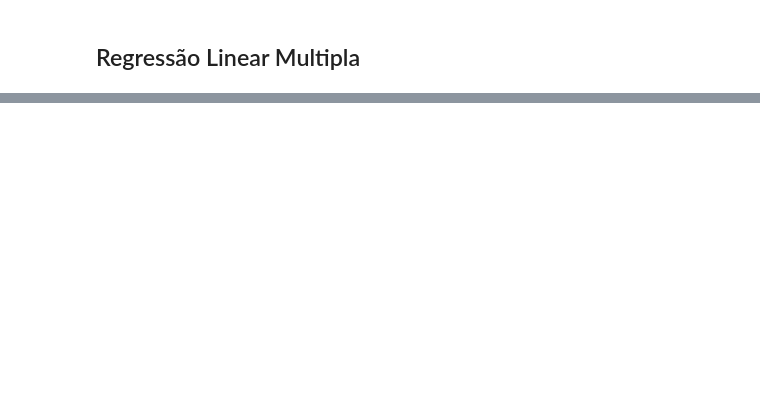
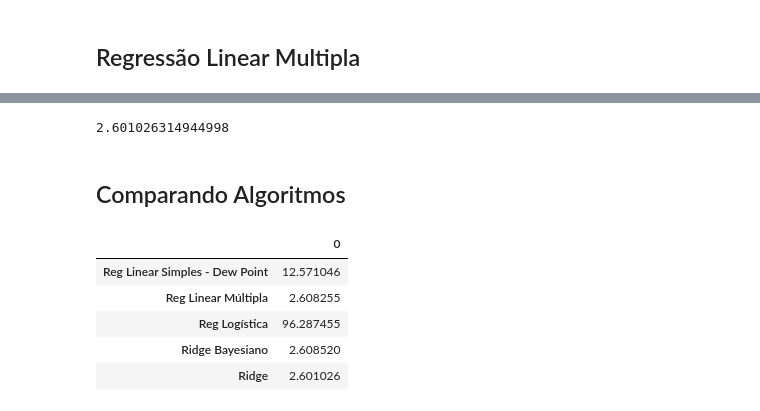
Before and after one commit to pedrohcaminha/projeto1DS, a Jupyter notebook: projeto_1.ipynb, the cells around one changed output, grey strips where cells are left out. Cells and saved outputs as stored; diff of their text form; code cells hidden in the pictures; blank space fills up the shorter version.

```diff
--- a/projeto_1.ipynb
+++ b/projeto_1.ipynb
@@ -1236,0 +773,11 @@ plt.close()
+# %%
+Xs = data.drop(['Temperature'], axis=1).copy()
+y = data['Temperature'].copy()
+
+X_train, X_test, y_train, y_test = train_test_split(Xs, y, test_size=0.20, random_state=42)
+
+reg = BayesianRidge()
+reg.fit(X_train, y_train)
+
+y_true = y_test
+y_pred = reg.predict(X_test)
@@ -1236,0 +799,4 @@ plt.close()
+# %%
+mape = mean_absolute_percentage_error(y_true, y_pred)
+Dados.append(mape)
+print(mape)
@@ -1236,0 +807,11 @@ plt.close()
+# %%
+Xs = data.drop(['Temperature'], axis=1).copy()
+y = data['Temperature'].copy()
+
+X_train, X_test, y_train, y_test = train_test_split(Xs, y, test_size=0.20, random_state=42)
+
+reg = Ridge()
+reg.fit(X_train, y_train)
+
+y_true = y_test
+y_pred = reg.predict(X_test)
@@ -1236,0 +833,18 @@ plt.close()
+# %%
+mape = mean_absolute_percentage_error(y_true, y_pred)
+Dados.append(mape)
+print(mape)
+# %% [output]
+2.601026314944998
+# %% [markdown]
+## Comparando Algoritmos
+# %%
+comp = pd.DataFrame(Dados, Algoritmos)
+comp
+# %% [output]
+|  | 0 |
+| Reg Linear Simples - Dew Point | 12.571046 |
+| Reg Linear Múltipla | 2.608255 |
+| Reg Logística | 96.287455 |
+| Ridge Bayesiano | 2.608520 |
+| Ridge | 2.601026 |
```
Also changed, not shown: parts of 56 cells of this notebook.
